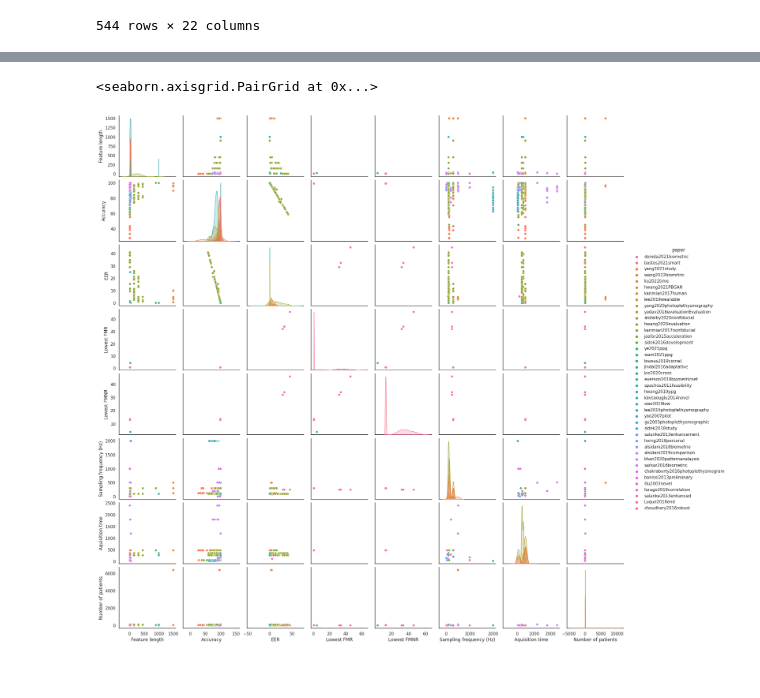
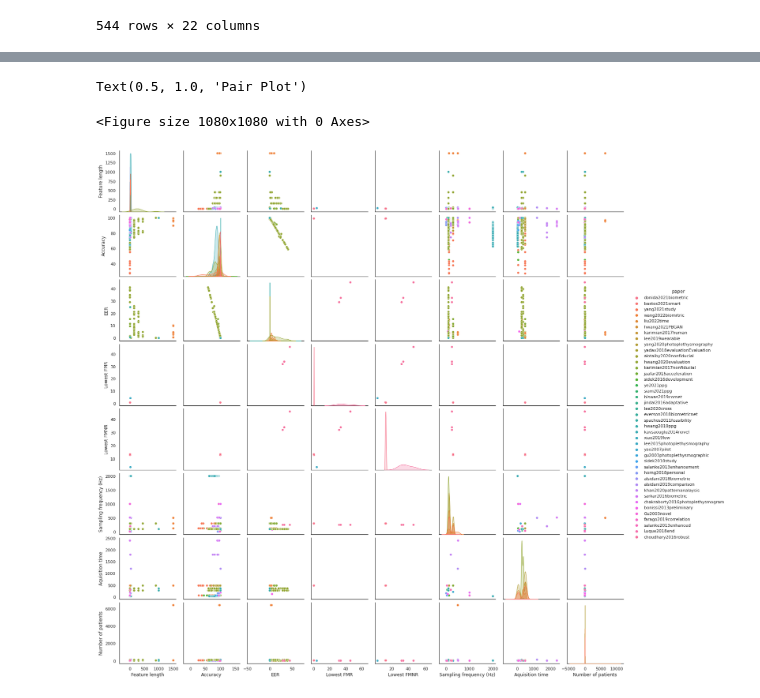
Before and after one commit to bvignau/PPG_SLR_dataset, a Jupyter notebook: dataset_stats.ipynb, the cells around one changed output, grey strips where cells are left out. Drawn from its saved outputs; the diff is of its cells as text; code cells hidden in the pictures.

```diff
--- a/dataset_stats.ipynb
+++ b/dataset_stats.ipynb
@@ -827,5 +848,8 @@ sns.heatmap(float_merged_dataset.corr())
 # %%
+fig = plt.figure(figsize=(15, 15))
 sns.pairplot(float_merged_dataset,diag_kind = 'kde',hue='paper')
+ax.set_title("Pair Plot",fontsize=20)
 # %% [output]
-<seaborn.axisgrid.PairGrid at 0x...>
+Text(0.5, 1.0, 'Pair Plot')
+<Figure size 1080x1080 with 0 Axes>
-[figure, old version]
+[figure, new version]
```
Also changed, not shown: parts of 16 cells of this notebook, 30 other files.
